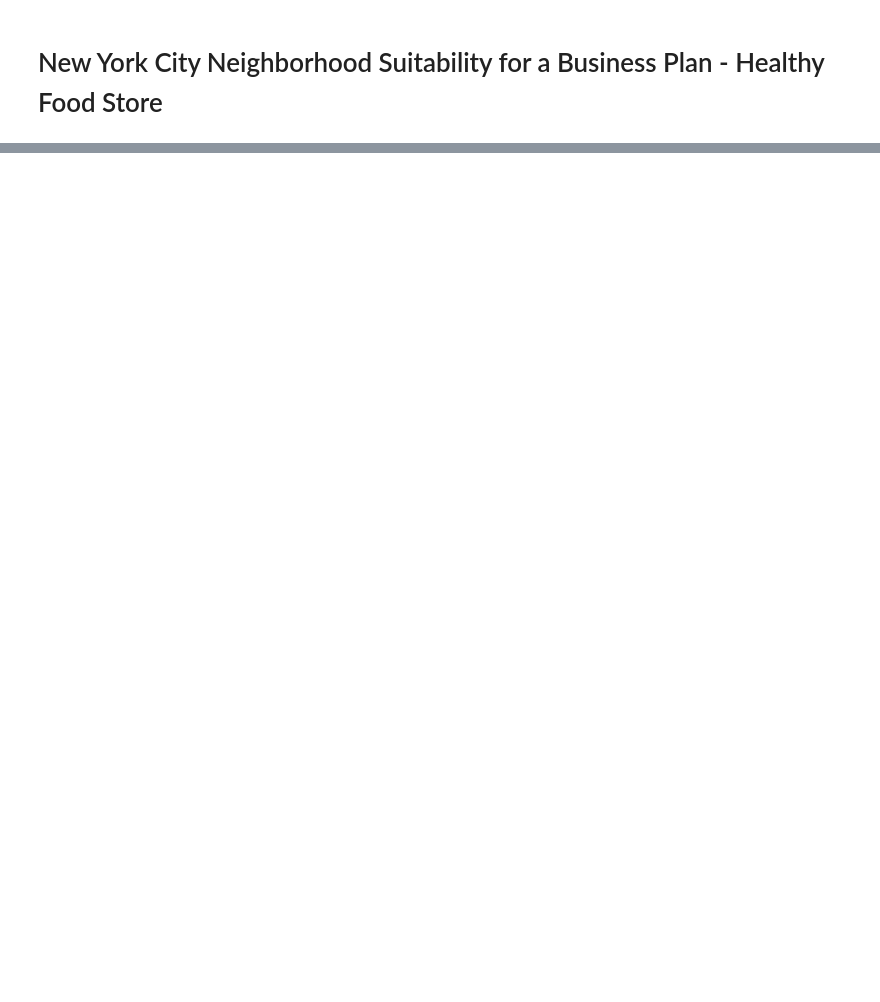
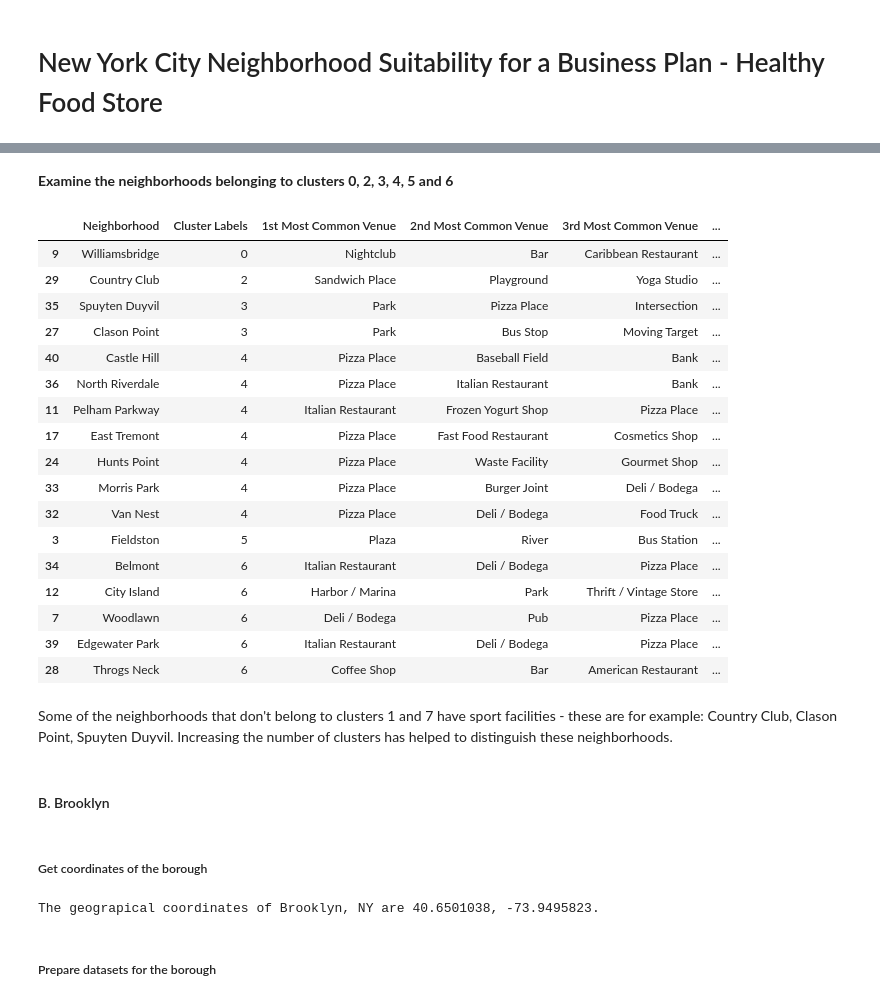
Before and after one commit to maria-sudolska/Coursera_Capstone, a Jupyter notebook: nyc-healthy-food-store.ipynb, the cells around one changed output, grey strips where cells are left out. Saved outputs shown, nothing was run; the diff lists cells and outputs as text; code cells hidden in the pictures; blank space fills up the shorter version.

```diff
--- a/nyc-healthy-food-store.ipynb
+++ b/nyc-healthy-food-store.ipynb
@@ -152,0 +1107,7 @@ The __goal__ of this approach is to:
+# %%
+# Create dataframe for borough
+bronx_grouped = ny_grouped[ny_grouped['Borough'] == 'Bronx']
+del bronx_grouped['Borough']
+
+# Check the size of the created dataframe
+bronx_grouped.shape
@@ -152,0 +1116,6 @@ The __goal__ of this approach is to:
+# %%
+# Create dataframe for borough
+bronx_hoods = ny_hoods[ny_hoods['Borough'] == 'Bronx']
+
+# Check the size of the created dataframe
+bronx_hoods.shape
@@ -152,0 +1124,7 @@ The __goal__ of this approach is to:
+# %%
+# Create dataframe for borough
+bronx_neighborhoods_venues_sorted = neighborhoods_venues_sorted[neighborhoods_venues_sorted['Borough'] == 'Bronx']
+del bronx_neighborhoods_venues_sorted['Borough']
+
+# Check the size of the created dataframe
+bronx_neighborhoods_venues_sorted.shape
@@ -152,0 +1212,2 @@ The __goal__ of this approach is to:
+# %%
+bronx_merged_8 = cluster_neighborhoods(kclusters=8, data_grouped=bronx_grouped, data_neighborhoods=bronx_hoods, neighborhoods_venues_sorted=bronx_neighborhoods_venues_sorted)
@@ -152,0 +1291,36 @@ The __goal__ of this approach is to:
+# %% [markdown]
+__Examine the neighborhoods belonging to clusters 0, 2, 3, 4, 5 and 6__
+# %%
+bronx_merged_8.loc[bronx_merged_8['Cluster Labels'].isin([0, 2, 3, 4, 5, 6]), bronx_merged_8.columns[[1] + list(range(5, bronx_merged_8.shape[1]))]].sort_values('Cluster Labels')
+# %% [output]
+|  | Neighborhood | Cluster Labels | 1st Most Common Venue | 2nd Most Common Venue | 3rd Most Common Venue | ... |
+| 9 | Williamsbridge | 0 | Nightclub | Bar | Caribbean Restaurant | ... |
+| 29 | Country Club | 2 | Sandwich Place | Playground | Yoga Studio | ... |
+| 35 | Spuyten Duyvil | 3 | Park | Pizza Place | Intersection | ... |
+| 27 | Clason Point | 3 | Park | Bus Stop | Moving Target | ... |
+| 40 | Castle Hill | 4 | Pizza Place | Baseball Field | Bank | ... |
+| 36 | North Riverdale | 4 | Pizza Place | Italian Restaurant | Bank | ... |
+| 11 | Pelham Parkway | 4 | Italian Restaurant | Frozen Yogurt Shop | Pizza Place | ... |
+| 17 | East Tremont | 4 | Pizza Place | Fast Food Restaurant | Cosmetics Shop | ... |
+| 24 | Hunts Point | 4 | Pizza Place | Waste Facility | Gourmet Shop | ... |
+| 33 | Morris Park | 4 | Pizza Place | Burger Joint | Deli / Bodega | ... |
+| 32 | Van Nest | 4 | Pizza Place | Deli / Bodega | Food Truck | ... |
+| 3 | Fieldston | 5 | Plaza | River | Bus Station | ... |
+| 34 | Belmont | 6 | Italian Restaurant | Deli / Bodega | Pizza Place | ... |
+| 12 | City Island | 6 | Harbor / Marina | Park | Thrift / Vintage Store | ... |
+| 7 | Woodlawn | 6 | Deli / Bodega | Pub | Pizza Place | ... |
+| 39 | Edgewater Park | 6 | Italian Restaurant | Deli / Bodega | Pizza Place | ... |
+| 28 | Throgs Neck | 6 | Coffee Shop | Bar | American Restaurant | ... |
+# %% [markdown]
+Some of the neighborhoods that don't belong to clusters 1 and 7 have sport facilities - these are for example: Country Club, Clason Point, Spuyten Duyvil. Increasing the number of clusters has helped to distinguish these neighborhoods.
+# %% [markdown]
+#### B. Brooklyn <a name="clustering_brooklyn"></a>
+# %% [markdown]
+##### Get coordinates of the borough
+# %%
+# Get borough coordinates
+brooklyn_latitude, brooklyn_longitude = get_borough_coordinates('Brooklyn, NY')
+# %% [output]
+The geograpical coordinates of Brooklyn, NY are 40.6501038, -73.9495823.
+# %% [markdown]
+##### Prepare datasets for the borough
```
Also changed, not shown: parts of 292 cells of this notebook, 14 other files.
